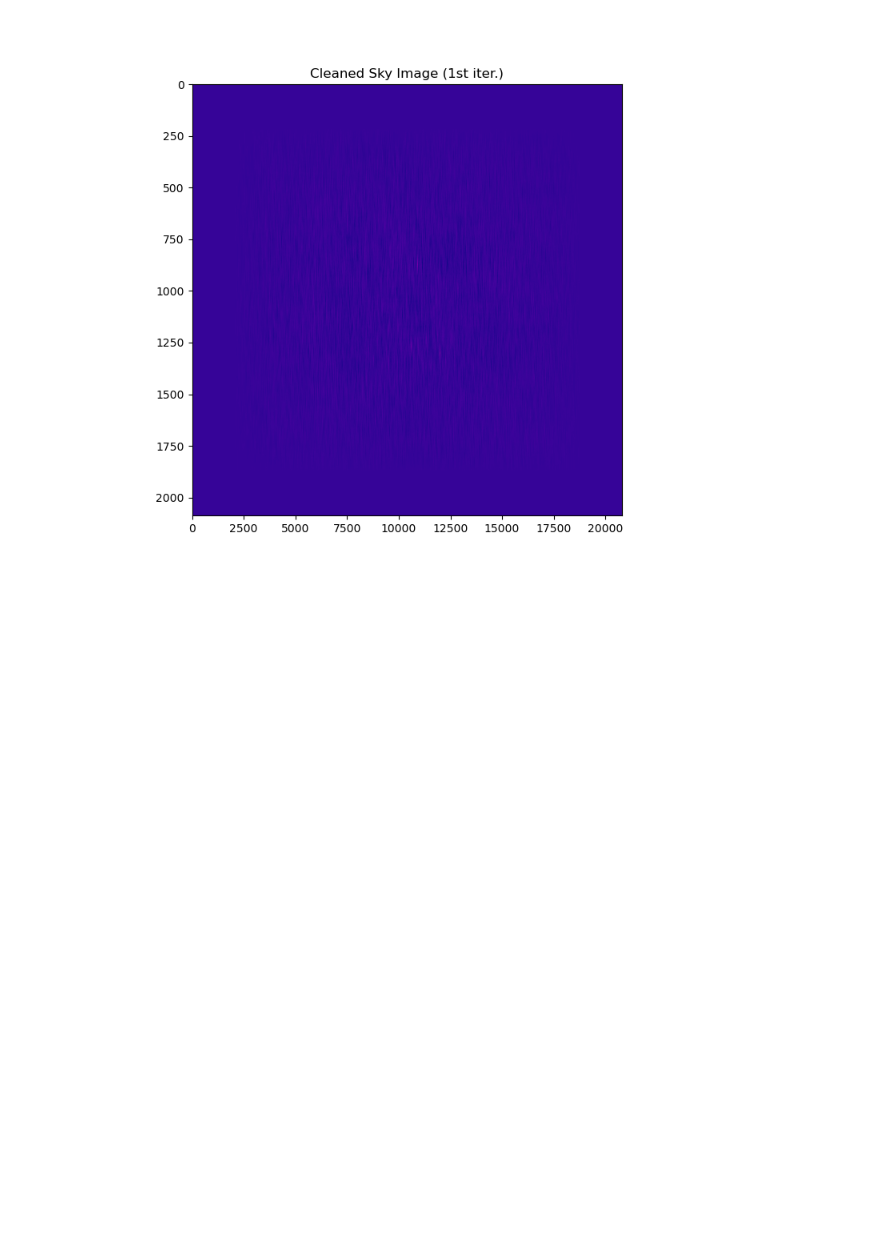
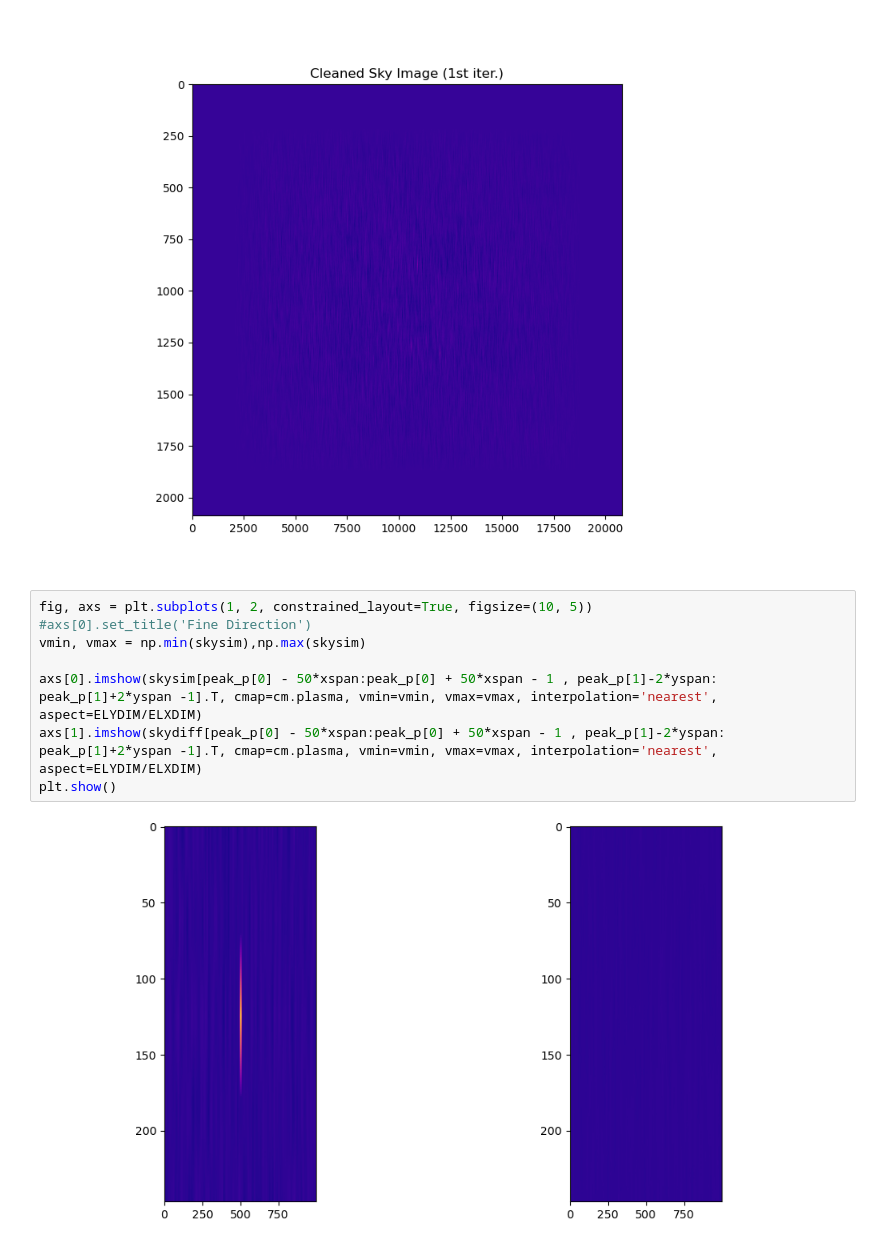
Before and after one commit to yuri-evangelista/CodedMasks, a Jupyter notebook: mask_050_1040x17/test_iros_psf.ipynb, the cells around one changed output. Cells and saved outputs as stored; diff of their text form; blank space fills up the shorter version.

Commit message:
Update COM calculation and Plots

```diff
--- a/mask_050_1040x17/test_iros_psf.ipynb
+++ b/mask_050_1040x17/test_iros_psf.ipynb
@@ -178,3 +178,13 @@ plt.imshow(skydiff.T, cmap=cm.plasma,  interpolation='nearest', aspect=ELYDIM/EL
 plt.show()
 # %% [output]
 [figure]
+# %%
+fig, axs = plt.subplots(1, 2, constrained_layout=True, figsize=(10, 5))
+#axs[0].set_title('Fine Direction')
+vmin, vmax = np.min(skysim),np.max(skysim)
+
+axs[0].imshow(skysim[peak_p[0] - 50*xspan:peak_p[0] + 50*xspan - 1 , peak_p[1]-2*yspan: peak_p[1]+2*yspan -1].T, cmap=cm.plasma, vmin=vmin, vmax=vmax, interpolation='nearest', aspect=ELYDIM/ELXDIM)
+axs[1].imshow(skydiff[peak_p[0] - 50*xspan:peak_p[0] + 50*xspan - 1 , peak_p[1]-2*yspan: peak_p[1]+2*yspan -1].T, cmap=cm.plasma, vmin=vmin, vmax=vmax, interpolation='nearest', aspect=ELYDIM/ELXDIM)
+plt.show()
+# %% [output]
+[figure, added]
```
